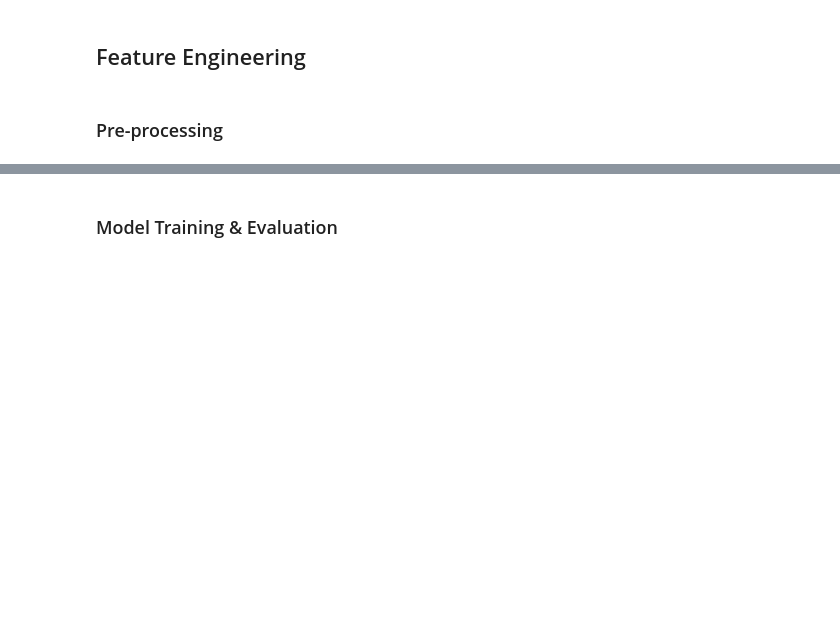
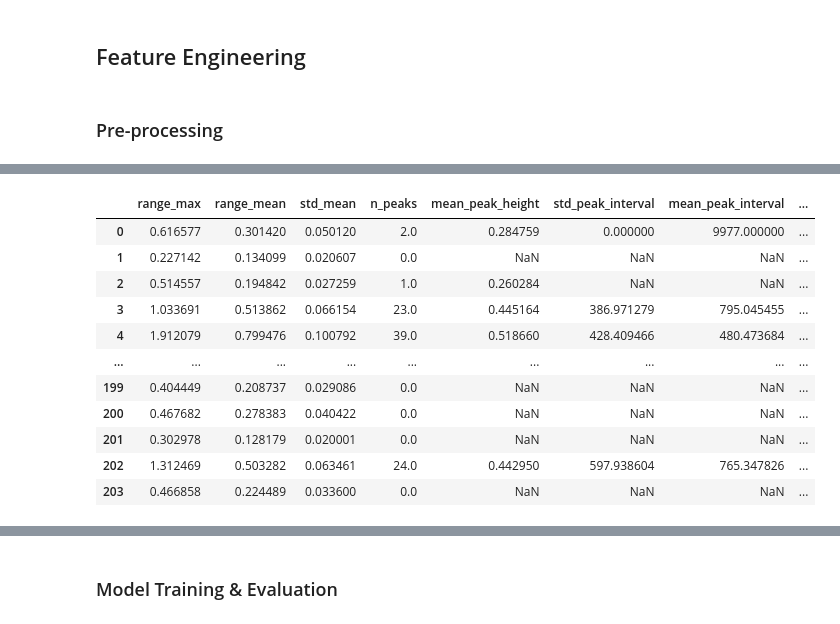
Before and after one commit to muhammadkhalid-03/sta-395-final-project, a Jupyter notebook: src/Heartbeat_EDA.ipynb, the cells around one changed output, grey strips where cells are left out. Cells and saved outputs as stored; diff of their text form; code cells hidden in the pictures; blank space fills up the shorter version.

Commit message:
Finish feature engineering predictions (#5)
* Add data to gitignore

* Add f-1 score predictions

```diff
--- a/src/Heartbeat_EDA.ipynb
+++ b/src/Heartbeat_EDA.ipynb
@@ -45,15 +45,18 @@ def eda(df):
 # %% [markdown]
 ### Pre-processing
 # %%
-arff_file_train = arff.loadarff('/Users/muhammadkhalid/Desktop/f2025/STA395/project/AbnormalHeartbeat_TRAIN.arff')
+arff_file_train = arff.loadarff('/Users/muhammadkhalid/Desktop/f2025/STA395/project/data/AbnormalHeartbeat_TRAIN.arff')
+arff_file_test = arff.loadarff('/Users/muhammadkhalid/Desktop/f2025/STA395/project/data/AbnormalHeartbeat_TEST.arff')
+
 df_train = pd.DataFrame(arff_file_train[0])
+df_test = pd.DataFrame(arff_file_test[0])
+
 df_train['target'] = df_train['target'].apply(lambda x: 'Abnormal' if str(x) == "b'Abnormal'" else 'Normal')
 df_train['target'] = df_train['target'].map({'Abnormal': 1, 'Normal': 0})
-target = df_train['target']
+df_test['target'] = df_test['target'].apply(lambda x: 'Abnormal' if str(x) == "b'Abnormal'" else 'Normal')
+df_test['target'] = df_test['target'].map({'Abnormal': 1, 'Normal': 0})
+y_train = df_train['target']
+y_test = df_test['target']
+
 df_train.drop('target', axis=1, inplace=True)
-
-roll = df_train.rolling(window=200, axis=1)
-range_max = roll.max().sub(roll.min()).max(axis=1)
-range_mean = roll.max().sub(roll.min()).mean(axis=1)
-std_mean = roll.std().mean(axis=1)
-df_train
+df_test.drop('target', axis=1, inplace=True)
@@ -116,48 +65,87 @@ from scipy.signal import find_peaks
 import numpy as np
 import pandas as pd
 
-# rolling-window features
-roll = df_train.rolling(window=200, axis=1)
-range_max = roll.max().sub(roll.min()).max(axis=1).rename('range_max')
-range_mean = roll.max().sub(roll.min()).mean(axis=1).rename('range_mean')
-std_mean = roll.std().mean(axis=1).rename('std_mean')
+roll_train = df_train.rolling(window=500, axis=1)
+range_max_train = roll_train.max().sub(roll_train.min()).max(axis=1)
+range_mean_train = roll_train.max().sub(roll_train.min()).mean(axis=1)
+std_mean_train = roll_train.std().mean(axis=1)
+range_max_train = range_max_train.rename('range_max')
+range_mean_train = range_mean_train.rename('range_mean')
+std_mean_train = std_mean_train.rename('std_mean')
+
+roll_test = df_test.rolling(window=500, axis=1)
+range_max_test = roll_test.max().sub(roll_test.min()).max(axis=1)
+range_mean_test = roll_test.max().sub(roll_test.min()).mean(axis=1)
+std_mean_test = roll_test.std().mean(axis=1)
+range_max_test = range_max_test.rename('range_max')
+range_mean_test = range_mean_test.rename('range_mean')
+std_mean_test = std_mean_test.rename('std_mean')
+
+
 
 # rxtract features
 def extract_peak_features(row):
     peaks, props = find_peaks(row, prominence=0.5)
 
     return pd.Series({
         # we'll return NaNs here and then impute those values later
         'n_peaks': len(peaks),
         'mean_peak_height': row[peaks].mean() if len(peaks) > 0 else np.nan,
         'std_peak_interval': np.std(np.diff(peaks)) if len(peaks) > 1 else np.nan,
         'mean_peak_interval': np.mean(np.diff(peaks)) if len(peaks) > 1 else np.nan,
     })
 
-peak_feats = df_train.apply(extract_peak_features, axis=1)
+peak_feats_train = df_train.apply(extract_peak_features, axis=1)
+peak_feats_test = df_test.apply(extract_peak_features, axis=1)
 
 # global summary stats
-stats = pd.DataFrame({
+stats_train = pd.DataFrame({
     'mean': df_train.mean(axis=1),
     'std': df_train.std(axis=1),
     'max': df_train.max(axis=1),
     'min': df_train.min(axis=1)
 })
+stats_test = pd.DataFrame({
+    'mean': df_test.mean(axis=1),
+    'std': df_test.std(axis=1),
+    'max': df_test.max(axis=1),
+    'min': df_test.min(axis=1)
+})
 
 # This allows us to expand differences.
 # See https://www.sciencedirect.com/topics/engineering/signal-energy#:~:text=Signal%20energy%20is%20defined%20as,on%3A%20Digital%20Signal%20Processing%2C%202017
-energy = df_train.pow(2).sum(axis=1).rename('energy')
+energy_train = df_train.pow(2).sum(axis=1).rename('energy')
+energy_test = df_test.pow(2).sum(axis=1).rename('energy')
 
 
 X_train = pd.concat([
-    range_max,
-    range_mean,
-    std_mean,
-    peak_feats,
-    stats,
-    energy
+    range_max_train,
+    range_mean_train,
+    std_mean_train,
+    peak_feats_train,
+    stats_train,
+    energy_train
+], axis=1)
+X_test = pd.concat([
+    range_max_test,
+    range_mean_test,
+    std_mean_test,
+    peak_feats_test,
+    stats_test,
+    energy_test
 ], axis=1)
 
-print(X_train.shape)
-print(X_train.head())
+X_train
 # %% [output]
+|  | range_max | range_mean | std_mean | n_peaks | mean_peak_height | std_peak_interval | mean_peak_interval | ... |
+| 0 | 0.616577 | 0.301420 | 0.050120 | 2.0 | 0.284759 | 0.000000 | 9977.000000 | ... |
+| 1 | 0.227142 | 0.134099 | 0.020607 | 0.0 | NaN | NaN | NaN | ... |
+| 2 | 0.514557 | 0.194842 | 0.027259 | 1.0 | 0.260284 | NaN | NaN | ... |
+| 3 | 1.033691 | 0.513862 | 0.066154 | 23.0 | 0.445164 | 386.971279 | 795.045455 | ... |
+| 4 | 1.912079 | 0.799476 | 0.100792 | 39.0 | 0.518660 | 428.409466 | 480.473684 | ... |
+| ... | ... | ... | ... | ... | ... | ... | ... | ... |
+| 199 | 0.404449 | 0.208737 | 0.029086 | 0.0 | NaN | NaN | NaN | ... |
+| 200 | 0.467682 | 0.278383 | 0.040422 | 0.0 | NaN | NaN | NaN | ... |
+| 201 | 0.302978 | 0.128179 | 0.020001 | 0.0 | NaN | NaN | NaN | ... |
+| 202 | 1.312469 | 0.503282 | 0.063461 | 24.0 | 0.442950 | 597.938604 | 765.347826 | ... |
+| 203 | 0.466858 | 0.224489 | 0.033600 | 0.0 | NaN | NaN | NaN | ... |
```
Also changed, not shown: parts of 9 cells of this notebook, 1 other file.
